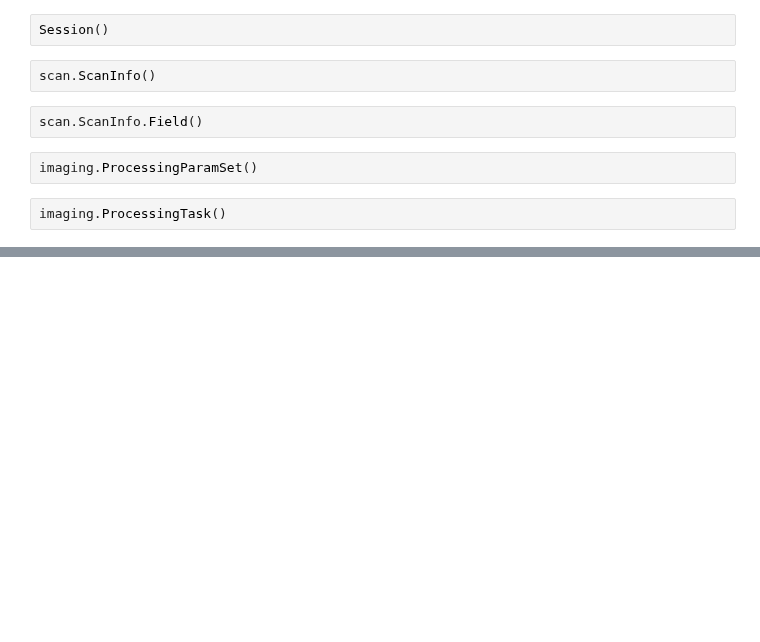
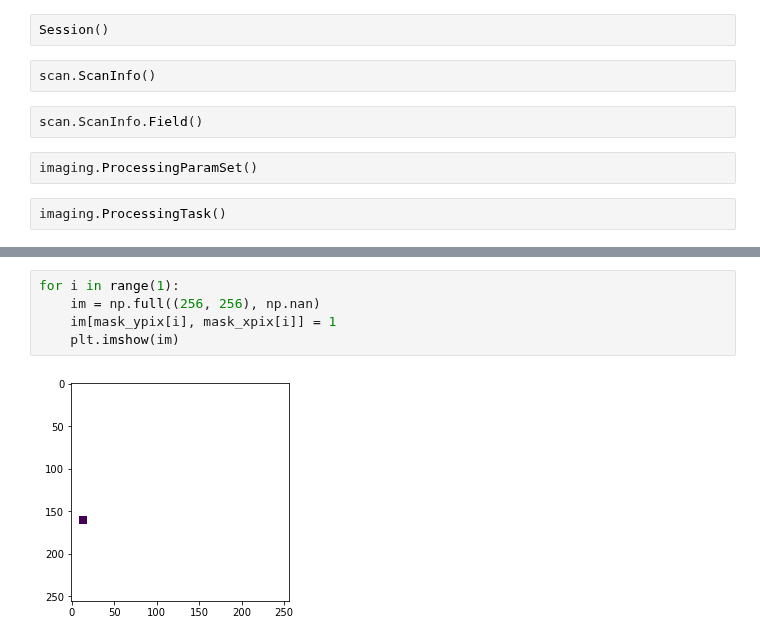
Before and after one commit to datajoint/element-calcium-imaging, a Jupyter notebook: notebooks/05-explore.ipynb, the cells around one changed output, grey strips where cells are left out. Drawn from its saved outputs; the diff is of its cells as text; blank space fills up the shorter version.

```diff
--- a/notebooks/explore_workflow.ipynb
+++ b/notebooks/05-explore.ipynb
@@ -42,0 +62,7 @@ imaging.ProcessingTask()
+# %%
+for i in range(1):
+    im = np.full((256, 256), np.nan)
+    im[mask_ypix[i], mask_xpix[i]] = 1
+    plt.imshow(im)
+# %% [output]
+[figure, added]
```
Also changed, not shown: parts of 6 cells of this notebook, 1 other file.
